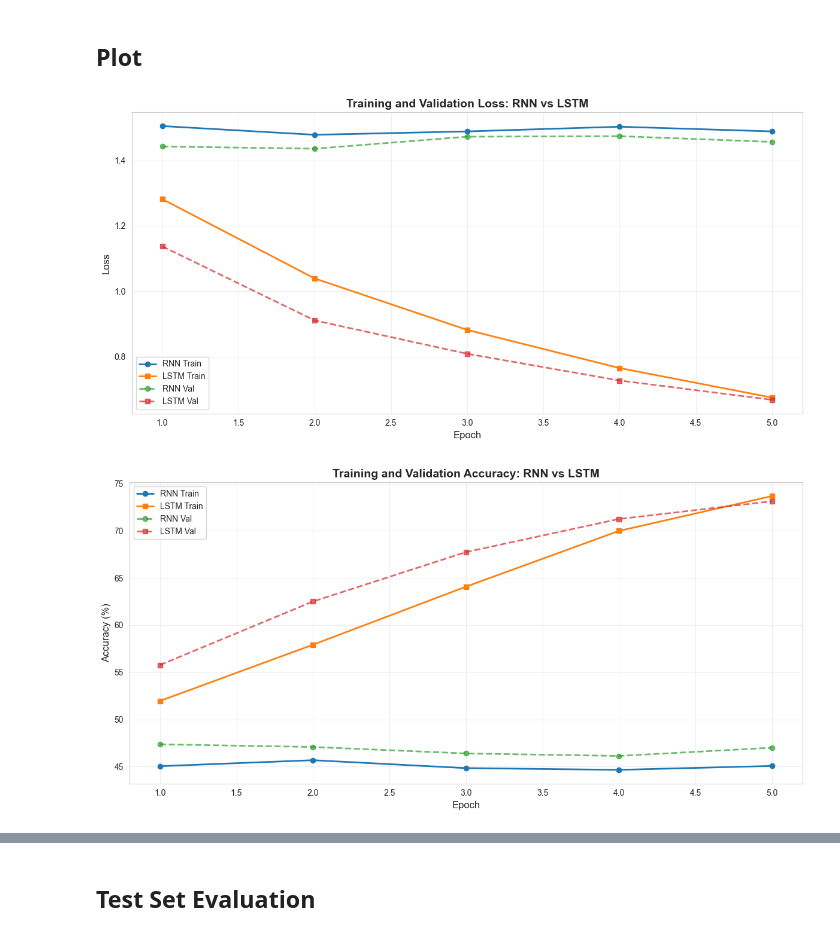
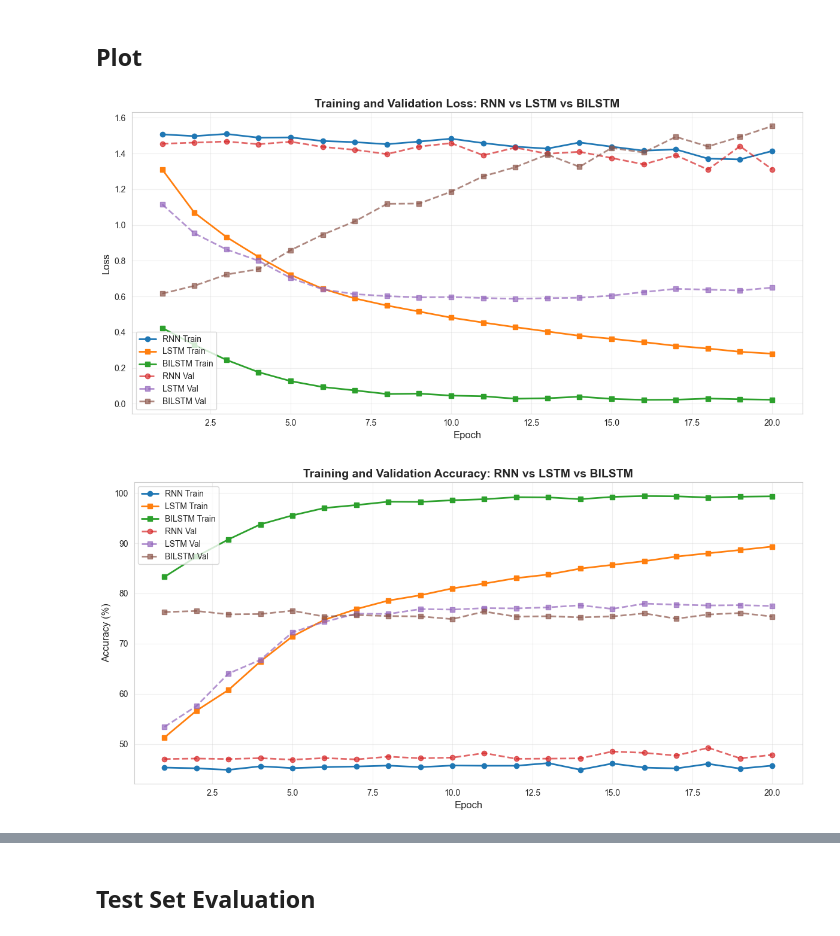
Before and after one commit to pxsa/GenAI4SDLC-, a Jupyter notebook: sentiment-analysis/mental-disorder.ipynb, the cells around one changed output, grey strips where cells are left out. Saved outputs shown, nothing was run; the diff lists cells and outputs as text; code cells hidden in the pictures.

```diff
--- a/sentiment-analysis/mental-disorder.ipynb
+++ b/sentiment-analysis/mental-disorder.ipynb
@@ -646,36 +646,40 @@ Epoch 20/20 | Train Loss: 0.0228 | Train Acc: 99.34% | Val Loss: 1.5537 | Val Ac
 # %%
 # Plot 1: Training Loss Comparison
 fig, ax = plt.subplots(figsize=(12, 6))
 epochs_range = range(1, EPOCHS + 1)
 
 ax.plot(epochs_range, rnn_history['train_loss'], 'o-', label='RNN Train', linewidth=2)
 ax.plot(epochs_range, lstm_history['train_loss'], 's-', label='LSTM Train', linewidth=2)
+ax.plot(epochs_range, bilstm_history['train_loss'], 's-', label='BILSTM Train', linewidth=2)
 ax.plot(epochs_range, rnn_history['val_loss'], 'o--', label='RNN Val', linewidth=2, alpha=0.7)
 ax.plot(epochs_range, lstm_history['val_loss'], 's--', label='LSTM Val', linewidth=2, alpha=0.7)
+ax.plot(epochs_range, bilstm_history['val_loss'], 's--', label='BILSTM Val', linewidth=2, alpha=0.7)
 
 ax.set_xlabel('Epoch', fontsize=12)
 ax.set_ylabel('Loss', fontsize=12)
-ax.set_title('Training and Validation Loss: RNN vs LSTM', fontsize=14, fontweight='bold')
+ax.set_title('Training and Validation Loss: RNN vs LSTM vs BILSTM', fontsize=14, fontweight='bold')
 ax.legend(fontsize=10)
 ax.grid(True, alpha=0.3)
 
 plt.tight_layout()
 plt.savefig('03_loss_comparison.png', dpi=300, bbox_inches='tight')
 plt.show()
 # %% [output]
-[figure, old version]
+[figure, new version]
 # %%
 # Plot 2: Accuracy Comparison
 fig, ax = plt.subplots(figsize=(12, 6))
 
 ax.plot(epochs_range, rnn_history['train_acc'], 'o-', label='RNN Train', linewidth=2)
 ax.plot(epochs_range, lstm_history['train_acc'], 's-', label='LSTM Train', linewidth=2)
+ax.plot(epochs_range, bilstm_history['train_acc'], 's-', label='BILSTM Train', linewidth=2)
 ax.plot(epochs_range, rnn_history['val_acc'], 'o--', label='RNN Val', linewidth=2, alpha=0.7)
 ax.plot(epochs_range, lstm_history['val_acc'], 's--', label='LSTM Val', linewidth=2, alpha=0.7)
+ax.plot(epochs_range, bilstm_history['val_acc'], 's--', label='BILSTM Val', linewidth=2, alpha=0.7)
 
 ax.set_xlabel('Epoch', fontsize=12)
 ax.set_ylabel('Accuracy (%)', fontsize=12)
-ax.set_title('Training and Validation Accuracy: RNN vs LSTM', fontsize=14, fontweight='bold')
+ax.set_title('Training and Validation Accuracy: RNN vs LSTM vs BILSTM', fontsize=14, fontweight='bold')
 ax.legend(fontsize=10)
 ax.grid(True, alpha=0.3)
 
@@ -683,7 +687,7 @@ plt.tight_layout()
 plt.savefig('04_accuracy_comparison.png', dpi=300, bbox_inches='tight')
 plt.show()
 # %% [output]
-[figure, old version]
+[figure, new version]
 # %%
 # Plot 4: Training Time per Epoch
 fig, ax = plt.subplots(figsize=(10, 6))
```
Also changed, not shown: parts of 5 cells of this notebook.
